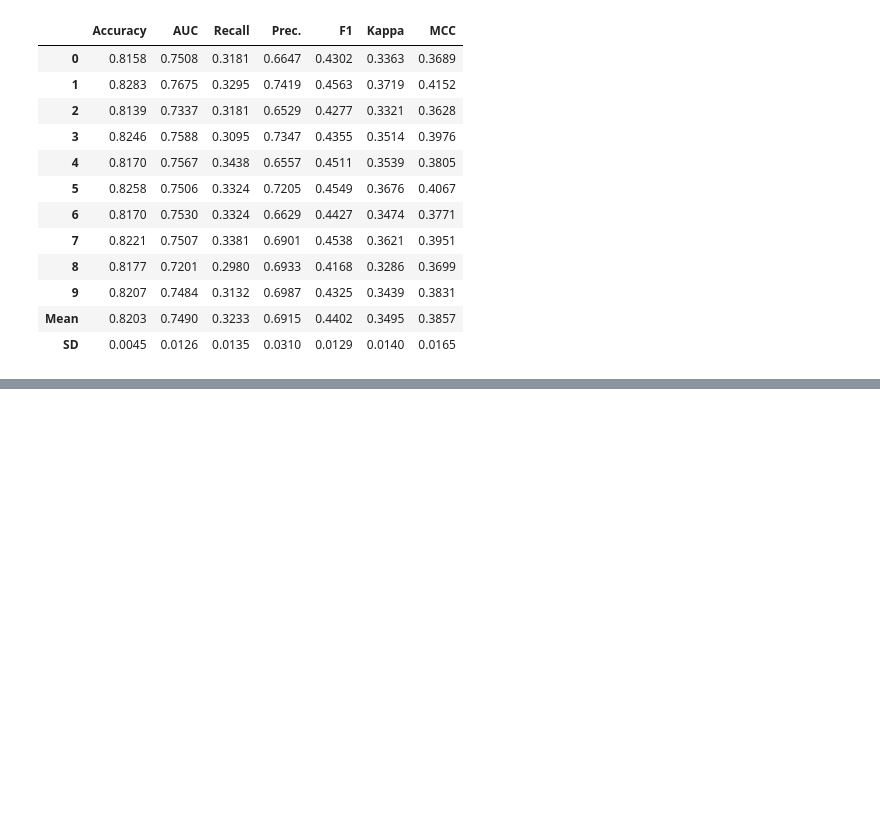
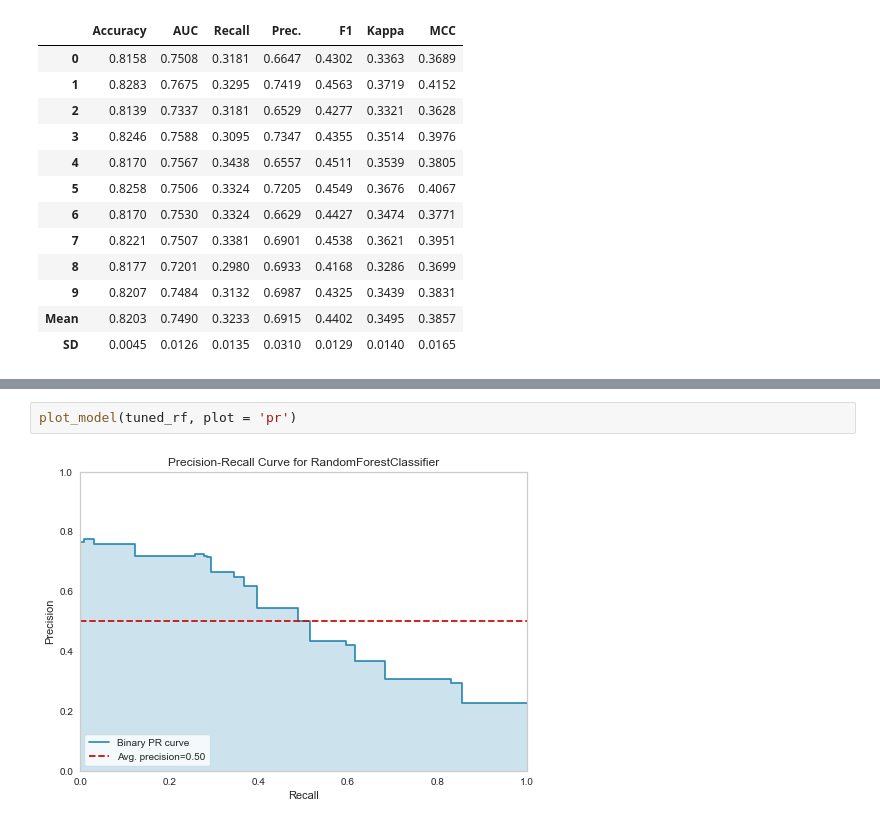
Before and after one commit to i4seeu/classification_algo, a Jupyter notebook: binary_classification.ipynb, the cells around one changed output, grey strips where cells are left out. Saved outputs shown, nothing was run; the diff lists cells and outputs as text; blank space fills up the shorter version.

```diff
--- a/binary_classification.ipynb
+++ b/binary_classification.ipynb
@@ -214,0 +219,4 @@ tuned_rf = tune_model(rf)
+# %%
+plot_model(tuned_rf, plot = 'pr')
+# %% [output]
+[figure, added]
```
Also changed, not shown: parts of 11 cells of this notebook, 2 other files.
